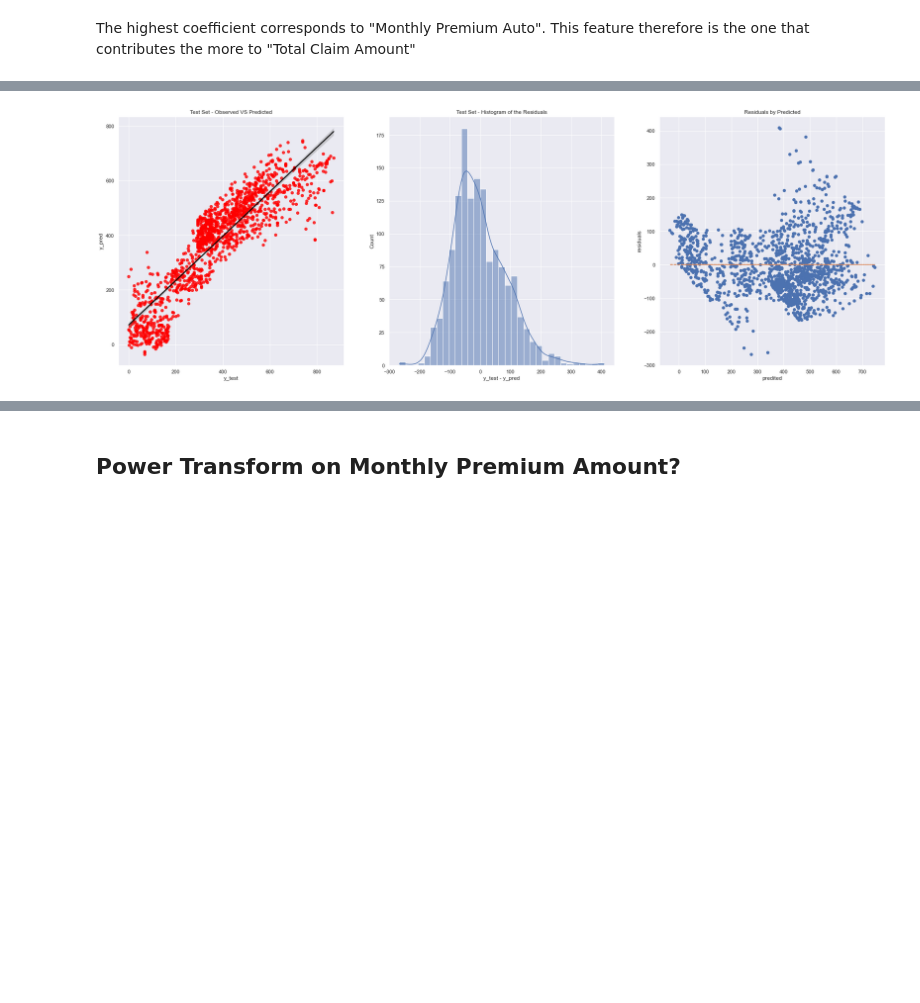
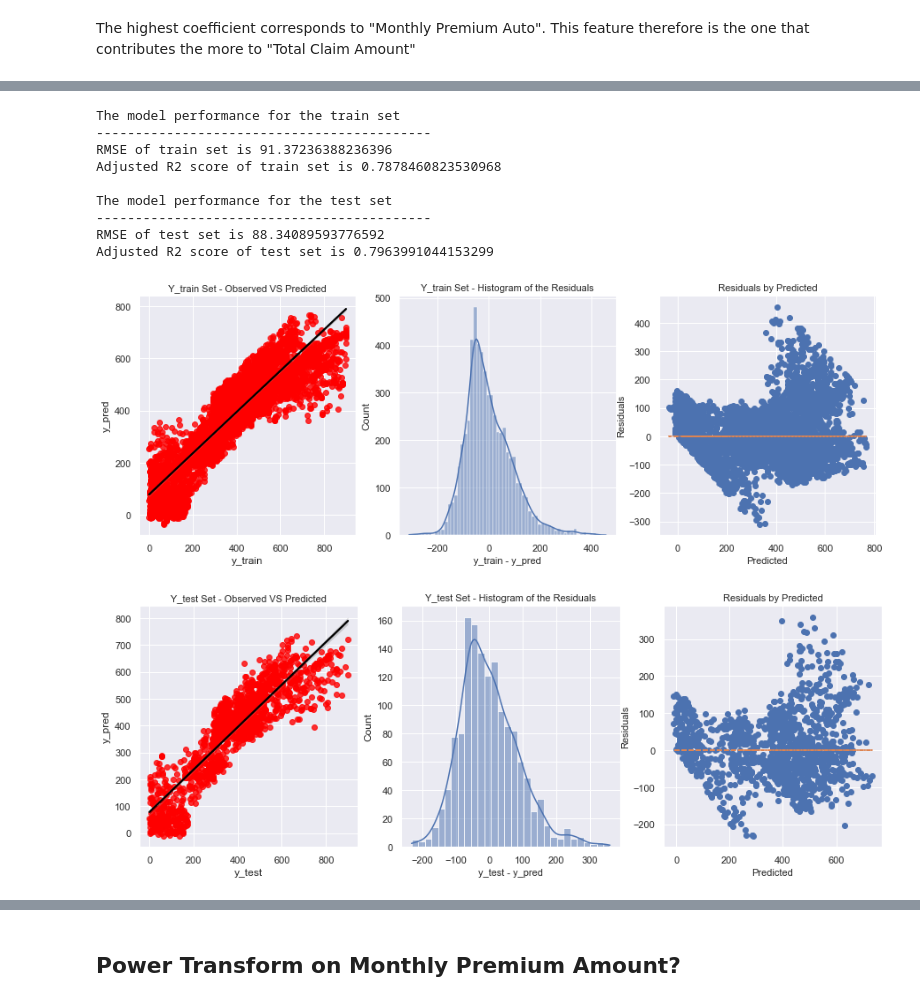
Before and after one commit to NHer0/IronEnrique, a Jupyter notebook: Customer_Analysis_Case_Study/Customer_Analysis_Case_Study.ipynb, the cells around one changed output, grey strips where cells are left out. Cells and saved outputs as stored; diff of their text form; code cells hidden in the pictures; blank space fills up the shorter version.

```diff
--- a/Customer_Analysis_Case_Study/Customer_Analysis_Case_Study.ipynb
+++ b/Customer_Analysis_Case_Study/Customer_Analysis_Case_Study.ipynb
@@ -1201,3 +1266,9 @@ X_cat_ord_encoded = pd.DataFrame(ordinal_encoder.fit_transform(X_cat_ord),column
+# %%
+X_cat_ord = X_cat[["response", "coverage", "education", "renew_offer_type", "vehicle_size"]]
+categories = [["no","yes"], ["basic", "extended", "premium"], ["high school or below", "college", "bachelor", "master", "doctor"], ["offer1", "offer2", "offer3", "offer4"], ["not defined", "small", "medsize", "large"]]
+
+ordinal_encoder = OrdinalEncoder(categories=categories)
+X_cat_ord_encoded = pd.DataFrame(ordinal_encoder.fit_transform(X_cat_ord),columns=X_cat_ord.columns)
 # %%
 X_cat_ord_encoded
 # %% [output]
@@ -1454,0 +1609,3 @@ def my_linear_regression(X_train, y_train, X_test, y_test):
+# %%
+ca_c_df = pd.read_csv("Data/Data_Marketing_Customer_Analysis_Round2.csv")
+ca_c_df = standard_headings(ca_c_df)
@@ -1630,2 +1848,33 @@ ca_c_no_outliers_df = remove_outliers(ca_c_df, ['Customer Lifetime Value', 'Inco
+# %%
+def remove_outliers_one_iteration(df, column):
+
+    pct_75 = pct(df[column], 75)
+    pct_25 = pct(df[column], 25)
+    upper_bound = pct_75 + 1.5*iqr(df[column])
+    lower_bound = pct_25 - 1.5*iqr(df[column])
+    df = df[(df[column] <= upper_bound) & (df[column] >= lower_bound)]
+    new_upper_bound = pct_75 + 1.5*iqr(df[column])
+    new_lower_bound = pct_25 - 1.5*iqr(df[column])
+    remaining_outliers = len(df[(df[column] > new_upper_bound) | (df[column] < new_lower_bound)])
+
+    return df, remaining_outliers
+
+def remove_outliers(df, columns_list):
+
+    for column in columns_list:
+
+        remaining_outliers = 1
+        iter=0
+
+        while remaining_outliers > 0:
+
+            df, remaining_outliers = remove_outliers_one_iteration(df, column)
+
+            iter += 1
+            print((column, iter, remaining_outliers))
+
+    return df
 # %%
-ca_c_no_outliers_df = ca_c_no_outliers_df.reset_index(drop=True)
+ca_c_no_outliers_df = (remove_outliers(ca_c_df, ['customer_lifetime_value', 'income', 'monthly_premium_auto', "total_claim_amount"])
+                       .reset_index(drop=True)
+                      )
@@ -1643,9 +1925,19 @@ y_train = transformed["train"][2]
 X_test = pd.concat([transformed["test"][0], transformed["test"][1]], axis=1)
 y_test = transformed["test"][2]
 # %%
-output_all_cat_no_outliers = my_linear_regression(X_train, y_train, X_test, y_test)
+output_all_cat_no_outliers = my_flex_regression(X_train, y_train, X_test, y_test, LinearRegression(), y_transformer=None)
 # %% [output]
+The model performance for the train set
+-------------------------------------------
+RMSE of train set is 91.37236388236396
+Adjusted R2 score of train set is 0.7878460823530968
+
+The model performance for the test set
+-------------------------------------------
+RMSE of test set is 88.34089593776592
+Adjusted R2 score of test set is 0.7963991044153299
-[figure, old version]
+[figure, new version]
+[figure, added]
 # %%
 output_all_cat_no_outliers["Metrics"]
 # %% [output]
```
Also changed, not shown: parts of 228 cells of this notebook.
